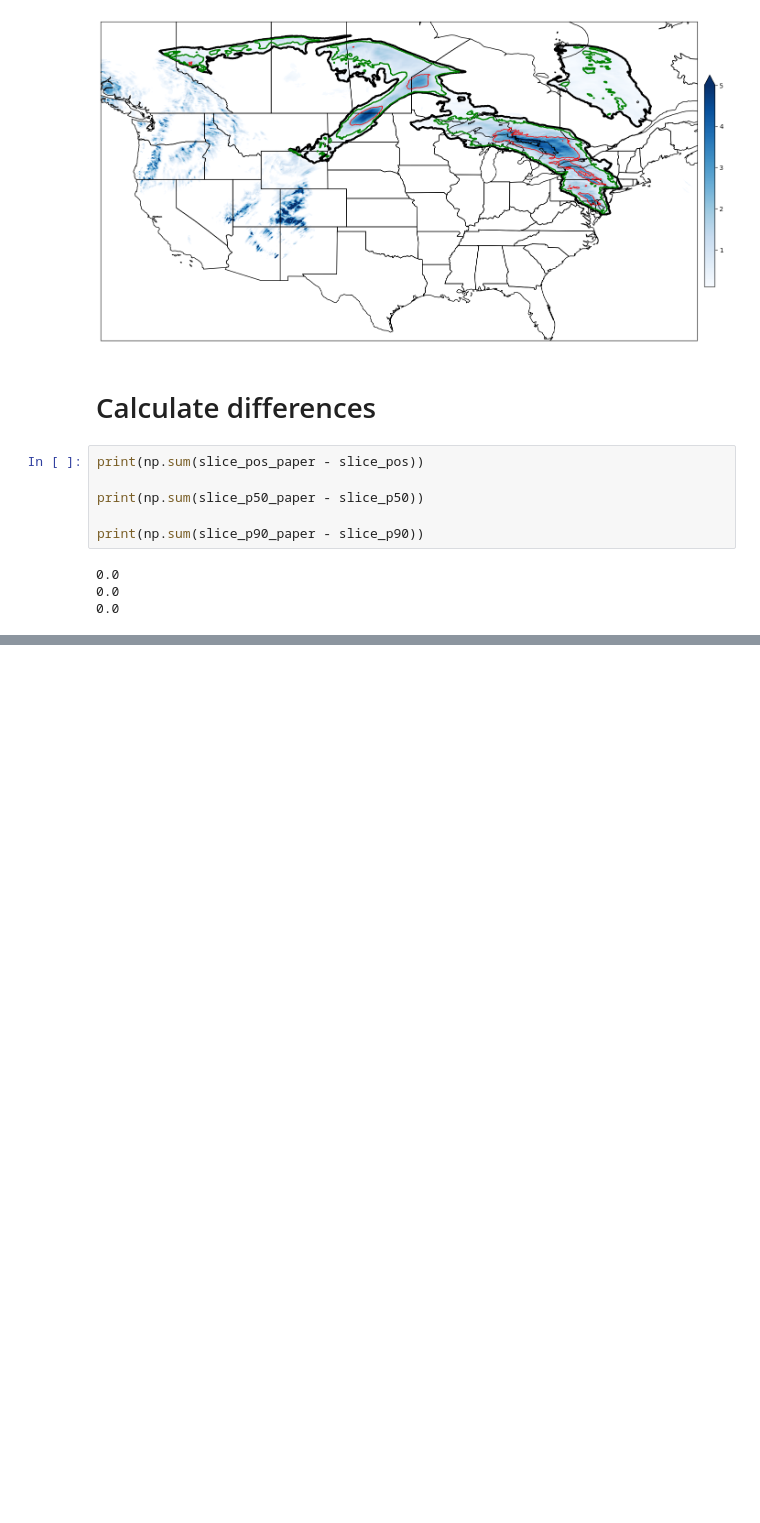
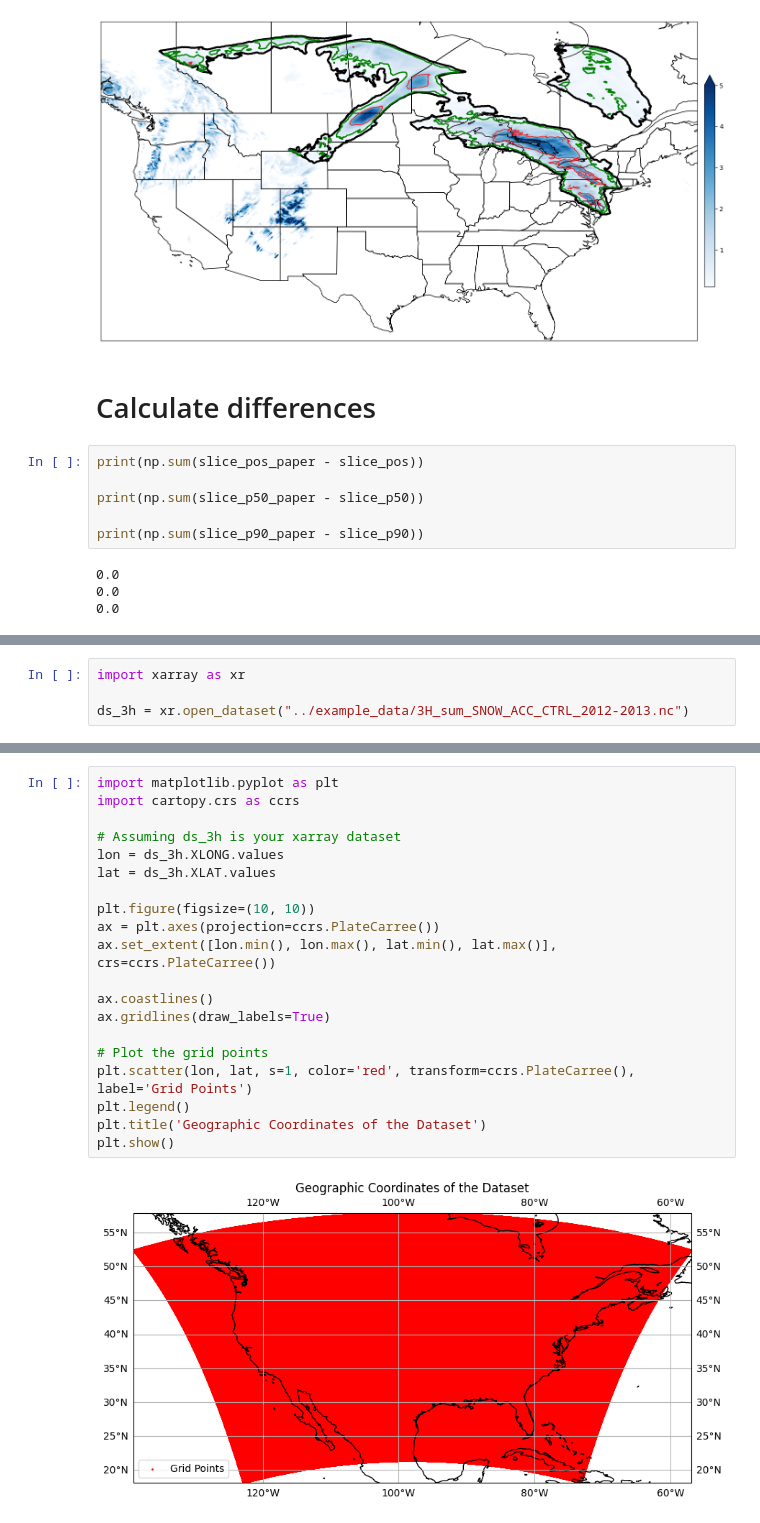
Before and after one commit to jimzhang629/Future_Snow, a Jupyter notebook: future_snow/notebooks/Get_Snow_Slices.ipynb, the cells around one changed output, grey strips where cells are left out. Drawn from its saved outputs; the diff is of its cells as text; blank space fills up the shorter version.

Commit message:
this is promising, i think they have western us data too

```diff
--- a/future_snow/notebooks/Get_Snow_Slices.ipynb
+++ b/future_snow/notebooks/Get_Snow_Slices.ipynb
@@ -447,0 +450,4 @@ print(np.sum(slice_p90_paper - slice_p90))
+# %%
+import xarray as xr
+
+ds_3h = xr.open_dataset("../example_data/3H_sum_SNOW_ACC_CTRL_2012-2013.nc")
@@ -447,0 +467,22 @@ print(np.sum(slice_p90_paper - slice_p90))
+# %%
+import matplotlib.pyplot as plt
+import cartopy.crs as ccrs
+
+# Assuming ds_3h is your xarray dataset
+lon = ds_3h.XLONG.values
+lat = ds_3h.XLAT.values
+
+plt.figure(figsize=(10, 10))
+ax = plt.axes(projection=ccrs.PlateCarree())
+ax.set_extent([lon.min(), lon.max(), lat.min(), lat.max()], crs=ccrs.PlateCarree())
+
+ax.coastlines()
+ax.gridlines(draw_labels=True)
+
+# Plot the grid points
+plt.scatter(lon, lat, s=1, color='red', transform=ccrs.PlateCarree(), label='Grid Points')
+plt.legend()
+plt.title('Geographic Coordinates of the Dataset')
+plt.show()
+# %% [output]
+[figure, added]
```
Also changed, not shown: parts of 2 cells of this notebook, 7 other files.
